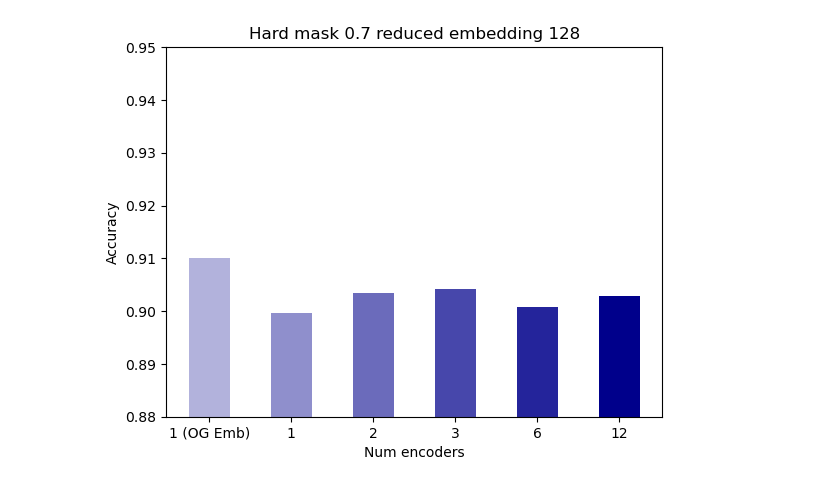
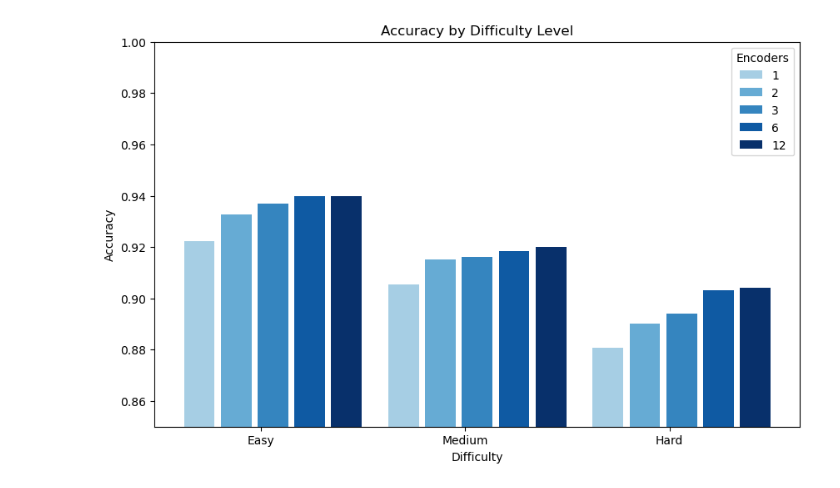
Before and after one commit to aeerik/base, a Jupyter notebook: figures.ipynb, the cells around one changed output. Saved outputs shown, nothing was run; the diff lists cells and outputs as text; code cells hidden in the pictures.

```diff
--- a/figures.ipynb
+++ b/figures.ipynb
@@ -31,30 +1,40 @@ plt.show()
-# %%
-import matplotlib.pyplot as plt
-import numpy as np
-
-# Data
-labels = ['1 (OG Emb)','1', '2', '3', '6', '12']
-values = [0.9101,0.8996, 0.9034, 0.9041, 0.9007, 0.9029]
-
-# Define the base color
-base_color = 'darkblue'
-
-# Create a color gradient from light to dark
-gradient = np.linspace(0.3, 1, len(labels))  # Adjusted range for more contrast
-
-# Create bar plot with gradient effect
-for i in range(len(labels)):
-    plt.bar(labels[i], values[i], color=base_color, alpha=gradient[i], width=0.5)  # Adjust width
-
-# Add labels and title
-plt.xlabel('Num encoders')
-plt.ylabel('Accuracy')
-plt.title('Hard mask 0.7 reduced embedding 128')
-
-# Set y-axis limit starting from 0.9
-plt.ylim(0.88, 0.95)  # Adjusted y-axis limit
-
-# Show plot
-plt.show()
-# %% [output]
-[figure, removed]
+# %%
+import matplotlib.pyplot as plt
+import numpy as np
+
+# Data
+categories = ['Easy', 'Medium', 'Hard']
+epochs = [1, 2, 3, 6, 12]
+scores = {
+    1: [0.9223, 0.9054, 0.8807],
+    2: [0.9328, 0.9151, 0.8903],
+    3: [0.937, 0.9162, 0.8942],
+    6: [0.9397, 0.9185, 0.903],
+    12: [0.940, 0.9201, 0.904]
+}
+
+num_epochs = len(epochs)
+bar_width = 0.15
+space = 0.03
+
+x = np.arange(len(categories))
+
+# Generate color gradient
+colors = plt.cm.Blues(np.linspace(0.35, 1, num_epochs))
+
+# Plotting the bar plots
+plt.figure(figsize=(10, 6))
+
+for i, epoch in enumerate(epochs):
+    plt.bar(x + i * (bar_width + space), scores[epoch], width=bar_width, label=f'{epoch}', color=colors[i])
+
+plt.xlabel('Difficulty')
+plt.ylabel('Accuracy')
+plt.title('Accuracy by Difficulty Level')
+plt.xticks(x + bar_width * (num_epochs - 1) / 2, categories)
+plt.legend(title='Encoders')
+plt.ylim(0.85, 1)
+
+plt.show()
+# %% [output]
+[figure, added]
```
Also changed, not shown: parts of 2 cells of this notebook.
